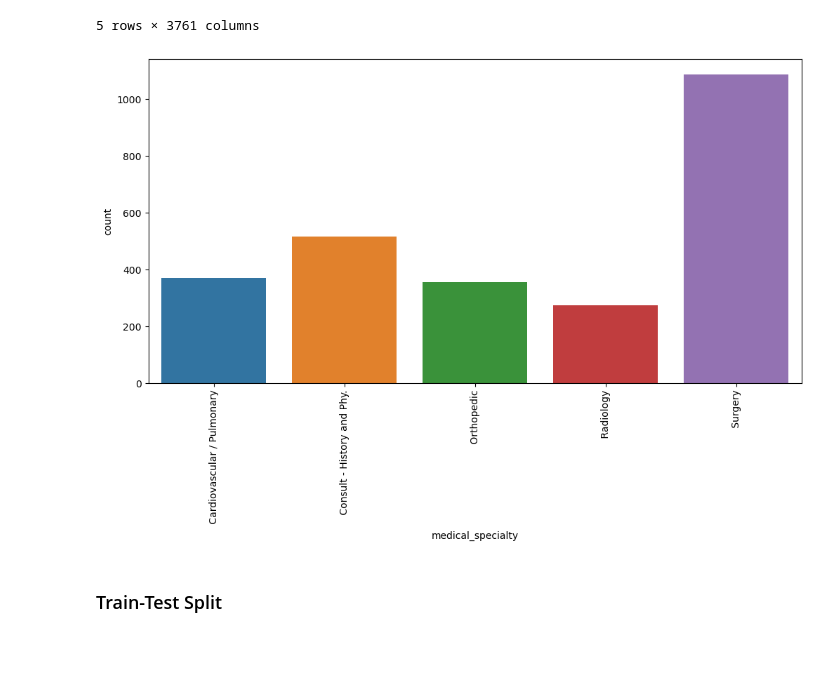
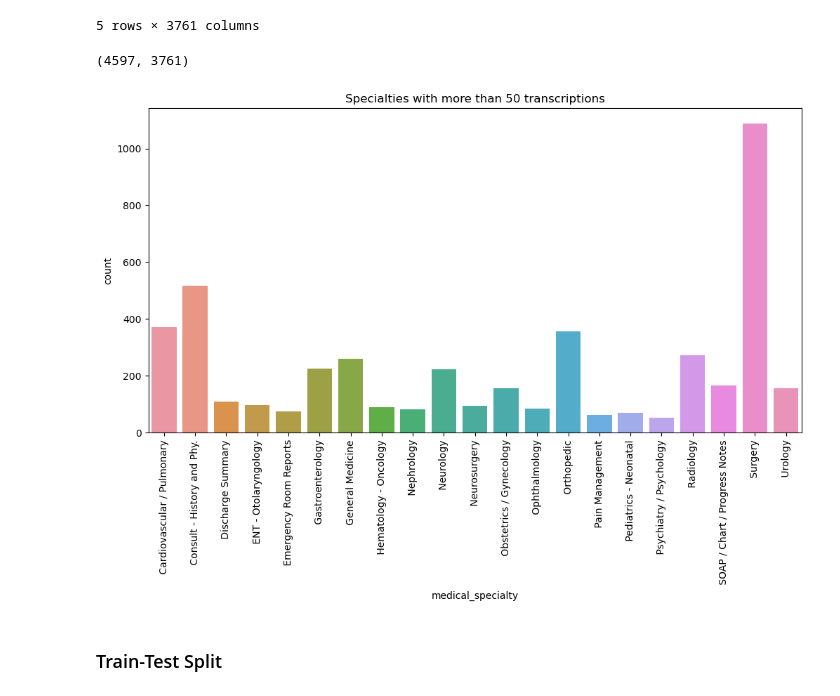
Before and after one commit to mkalimeri/clinical_notes_analysis, a Jupyter notebook: Healthcare_Text_Analysis.ipynb, the cells around one changed output. Drawn from its saved outputs; the diff is of its cells as text; code cells hidden in the pictures; blank space fills up the shorter version.

```diff
--- a/Healthcare_Text_Analysis.ipynb
+++ b/Healthcare_Text_Analysis.ipynb
@@ -724,7 +731,8 @@ To deal with this, we will first only kee the top-5 medical specialties in the d
 # %%
-num_specialties = 5
+num_specialties = sum((transcriptions_df.medical_specialty.value_counts() > 50))
 
-top_specialties = transcriptions_df.medical_specialty.value_counts()[:5].index
+top_specialties = transcriptions_df.medical_specialty.value_counts()[:num_specialties].index
+num_class = top_specialties.shape[0]
 
 transcriptions_sub_df = transcriptions_df[transcriptions_df.medical_specialty.isin(top_specialties)].reset_index(drop=True)
 
@@ -742,14 +750,19 @@ transcriptions_sub_df.head()
 | 3 | 10 | Cardiovascular / Pulmonary | 0 | 0 | 0 | 0 | ... |
 | 4 | 12 | Cardiovascular / Pulmonary | 0 | 0 | 0 | 0 | ... |
 5 rows × 3761 columns
+# %%
+transcriptions_sub_df.shape
+# %% [output]
+(4597, 3761)
 # %%
 fig, ax = plt.subplots(figsize=(12, 6))
 
 sns.countplot(data=transcriptions_sub_df, x="medical_specialty", ax=ax)
 ax.tick_params(axis='x', labelrotation=90)
+ax.set_title("Specialties with more than 50 transcriptions")
 plt.show()
 # %% [output]
-[figure, old version]
+[figure, new version]
 # %% [markdown]
 ### Train-Test Split
 # %%
```
Also changed, not shown: parts of 26 cells of this notebook.
